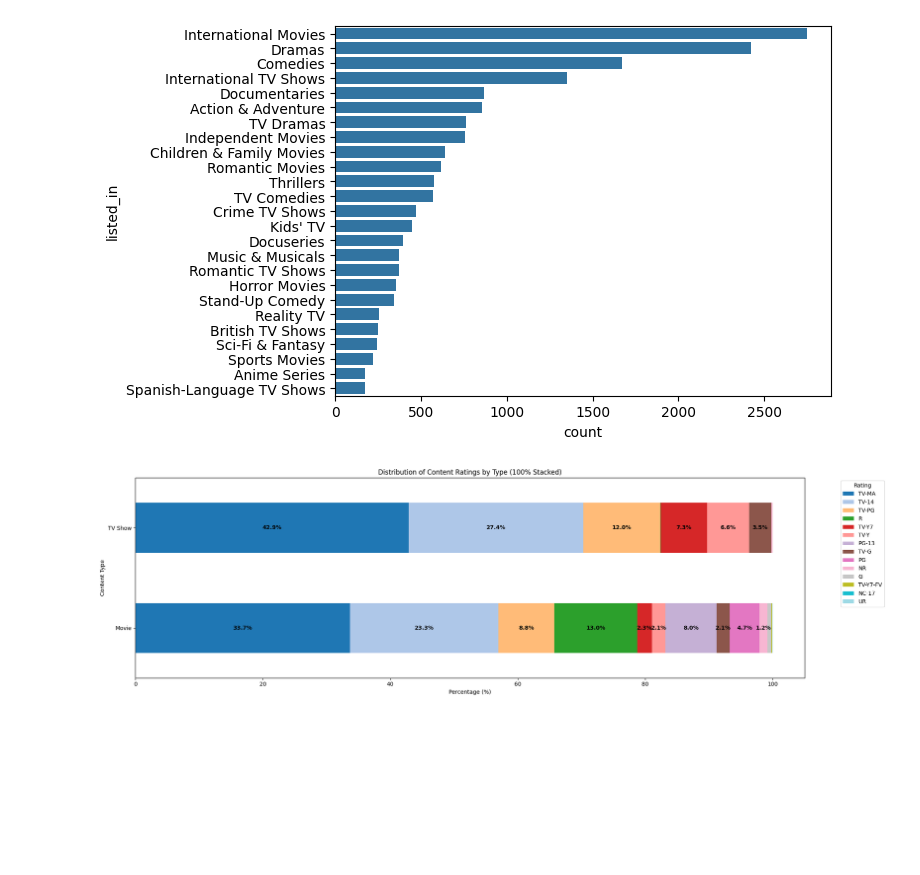
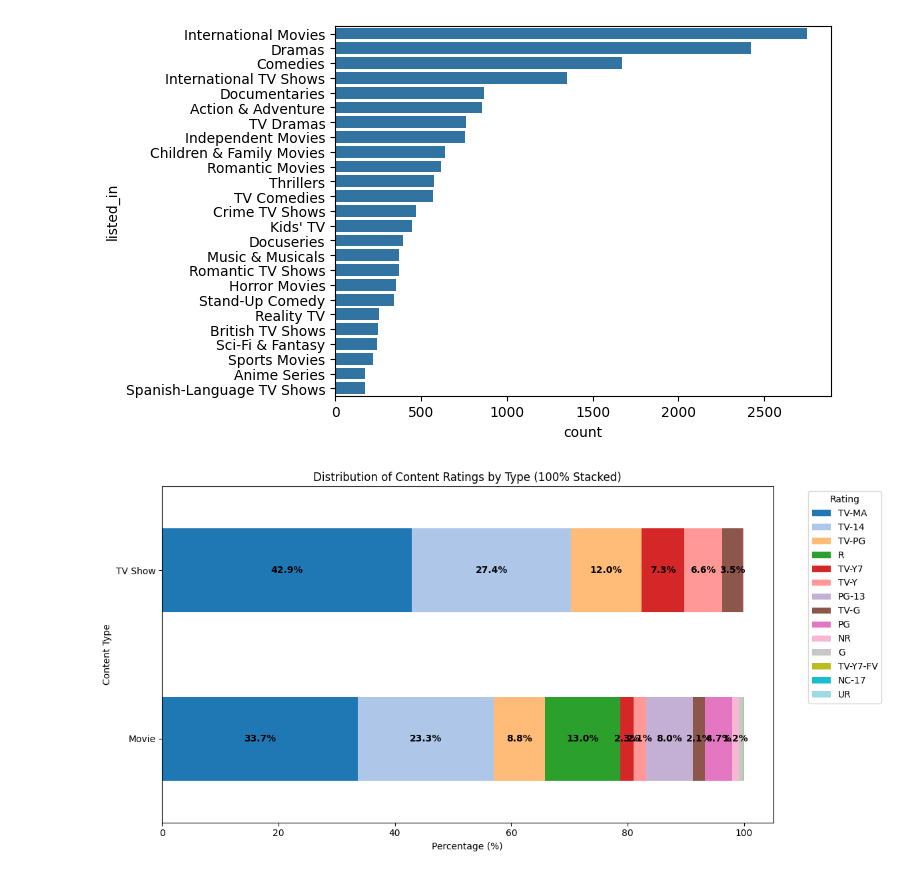
Before and after one commit to akshaykumar2972/Netflix-Data-Analysis, a Jupyter notebook: Netflix_Data_Analysis.ipynb, the cells around one changed output. Drawn from its saved outputs; the diff is of its cells as text; code cells hidden in the pictures; blank space fills up the shorter version.

```diff
--- a/Netflix_Data_Analysis.ipynb
+++ b/Netflix_Data_Analysis.ipynb
@@ -681,33 +544,30 @@ sns.barplot(x='count', y='listed_in', data=top_genre_by_count)
 <Axes: xlabel='count', ylabel='listed_in'>
 [figure]
 # %%
-import matplotlib.pyplot as plt
-import seaborn as sns
-
 # Group by type and rating, then count the occurrences
 rating_by_type = df.groupby(['type', 'rating']).size().unstack(fill_value=0)
 
 # Calculate percentages for a 100% stacked bar chart
 rating_by_type_percent = rating_by_type.apply(lambda x: x / x.sum() * 100, axis=1)
 
 # Sort columns (ratings) by their mean contribution across Movie and TV Show types
 sorted_columns = rating_by_type_percent.mean().sort_values(ascending=False).index
 rating_by_type_percent = rating_by_type_percent[sorted_columns]
 
 # Plotting the 100% stacked horizontal bar chart
-ax = rating_by_type_percent.plot(kind='barh', stacked=True, figsize=(20, 6), cmap='tab20')
+ax = rating_by_type_percent.plot(kind='barh', stacked=True, figsize=(12,6), cmap='tab20')
 
 plt.title('Distribution of Content Ratings by Type (100% Stacked)')
 plt.xlabel('Percentage (%)')
 plt.ylabel('Content Type')
 plt.legend(title='Rating', bbox_to_anchor=(1.05, 1), loc='upper left')
 
 # Add percentage labels to each bar segment, making them bold and ignoring values less than 1%
 for container in ax.containers:
     labels = [f'{w:.1f}%' if w >= 1 else '' for w in container.datavalues]
     ax.bar_label(container, labels=labels, label_type='center', fontsize=10, fontweight='bold')
 
 plt.tight_layout()
 plt.show()
 # %% [output]
-[figure, old version]
+[figure, new version]
```
Also changed, not shown: parts of 15 cells of this notebook.
